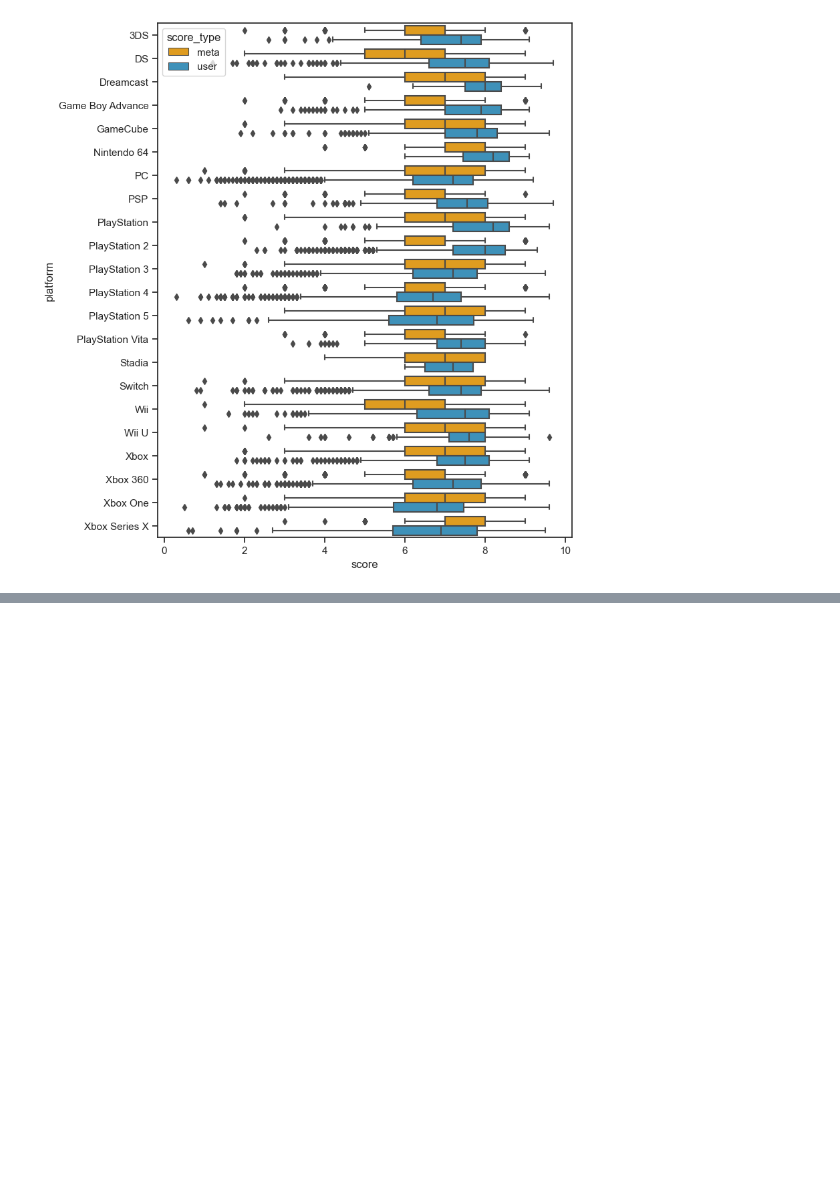
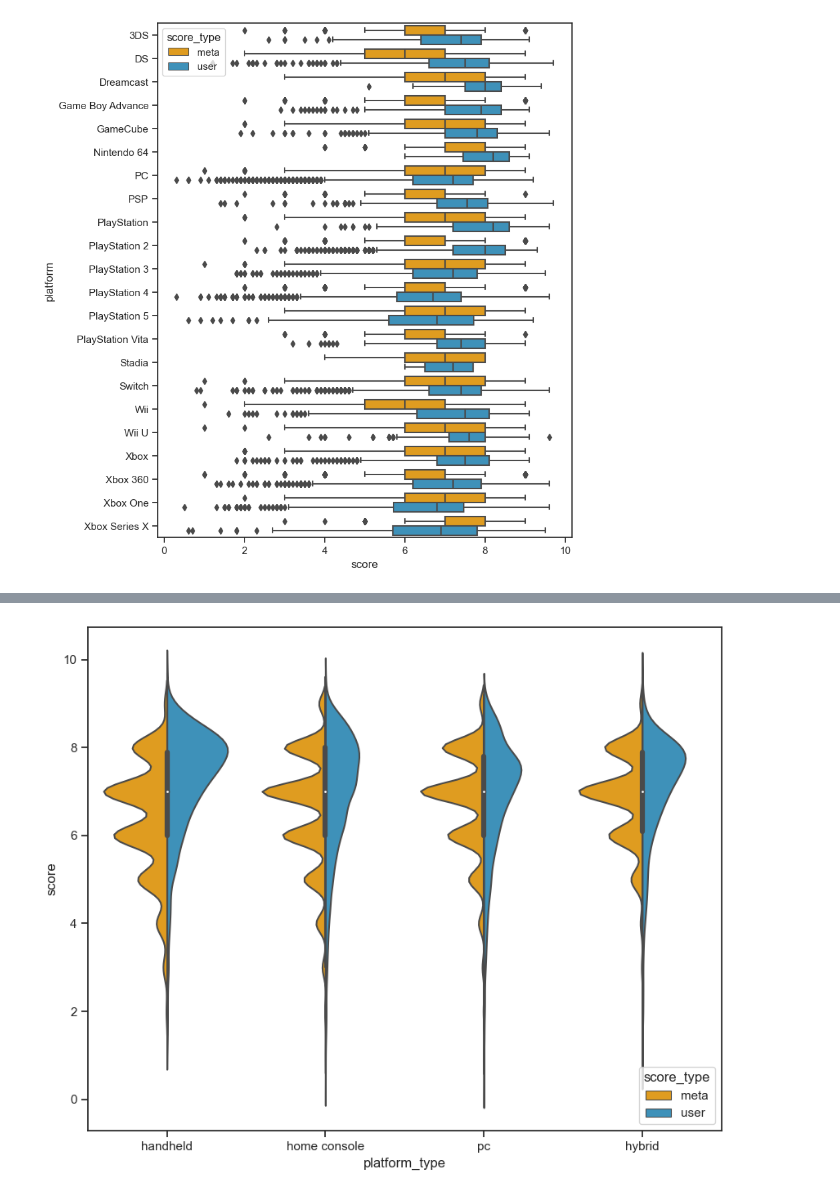
Before and after one commit to henrylin03/video-games, a Jupyter notebook: analysis.ipynb, the cells around one changed output, grey strips where cells are left out. Saved outputs shown, nothing was run; the diff lists cells and outputs as text; code cells hidden in the pictures; blank space fills up the shorter version.

Commit message:
add markdown, analysis by platform type, and violinplot (#11)

```diff
--- a/analysis.ipynb
+++ b/analysis.ipynb
@@ -484,0 +512,30 @@ plt.show()
+# %%
+# transforming table in preparation for split boxplot
+scores_stacked_df.to_sql("scores_unpivoted", engine, if_exists="replace", index=False)
+scores_unpivoted_platform_cats = pd.read_sql_query(
+    """
+    SELECT *,
+        CASE
+            WHEN platform IN ('3DS', 'DS', 'Game Boy Advance', 'PSP', 'PlayStation Vita') THEN 'handheld'
+            WHEN platform IS 'Switch' THEN 'hybrid'
+            WHEN platform IS 'PC' THEN 'pc'
+            WHEN platform IS 'iOS' THEN 'mobile'
+            ELSE 'home console'
+        END platform_type
+    FROM scores_unpivoted
+    """,
+    engine,
+)
+
+plt.figure(figsize=(10, 8))
+sns.violinplot(
+    data=scores_unpivoted_platform_cats,
+    x="platform_type",
+    y="score",
+    hue="score_type",
+    palette=["orange", "#2998cd"],
+    split=True,
+)
+plt.show()
+# %% [output]
+[figure, added]
```
Also changed, not shown: parts of 2 cells of this notebook.
